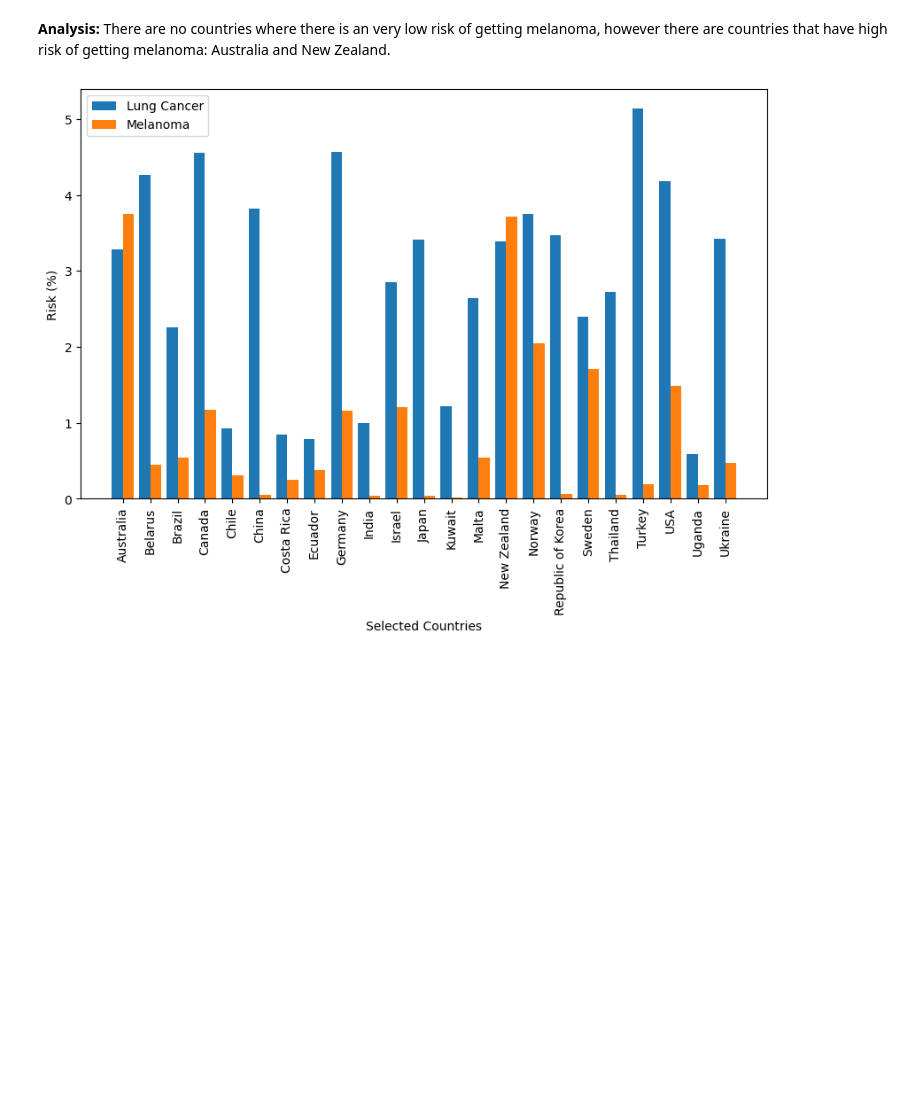
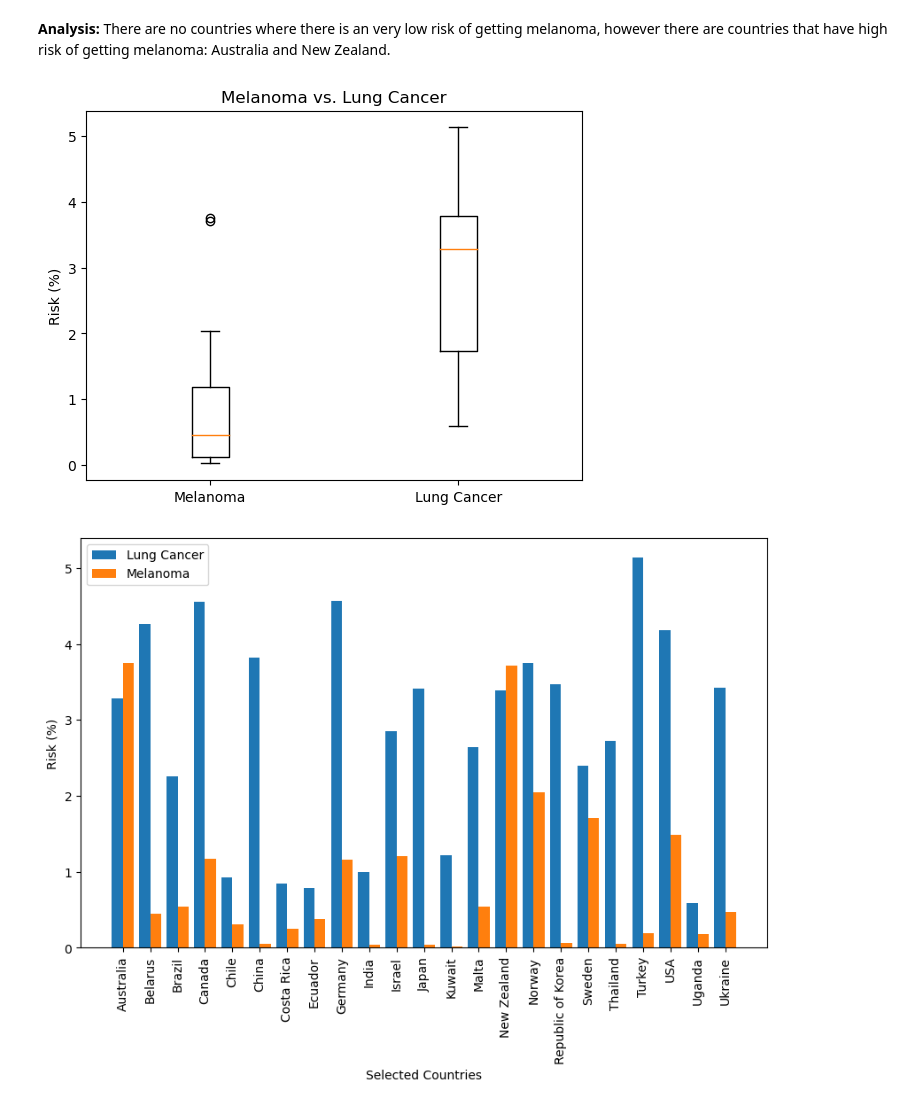
Before and after one commit to rohanhpatel/nw-project-1, a Jupyter notebook: project1.ipynb, the cells around one changed output. Drawn from its saved outputs; the diff is of its cells as text; code cells hidden in the pictures; blank space fills up the shorter version.

Commit message:
Added boxplot

```diff
--- a/project1.ipynb
+++ b/project1.ipynb
@@ -333,6 +333,14 @@ New Zealand    3.716911
 Name: Cumulative risk, dtype: float64
 # %% [markdown]
 **Analysis:** There are no countries where there is an very low risk of getting melanoma, however there are countries that have high risk of getting melanoma: Australia and New Zealand.
+# %%
+plt.boxplot([melanoma_values, lung_values])
+plt.xticks([1, 2], ["Melanoma", "Lung Cancer"])
+plt.ylabel("Risk (%)")
+plt.title("Melanoma vs. Lung Cancer")
+plt.show()
+# %% [output]
+[figure, added]
 # %%
 # Plot melanoma and lung cancer data side by side
 x_axis = np.arange(len(countries))
```
Also changed, not shown: parts of 5 cells of this notebook.
